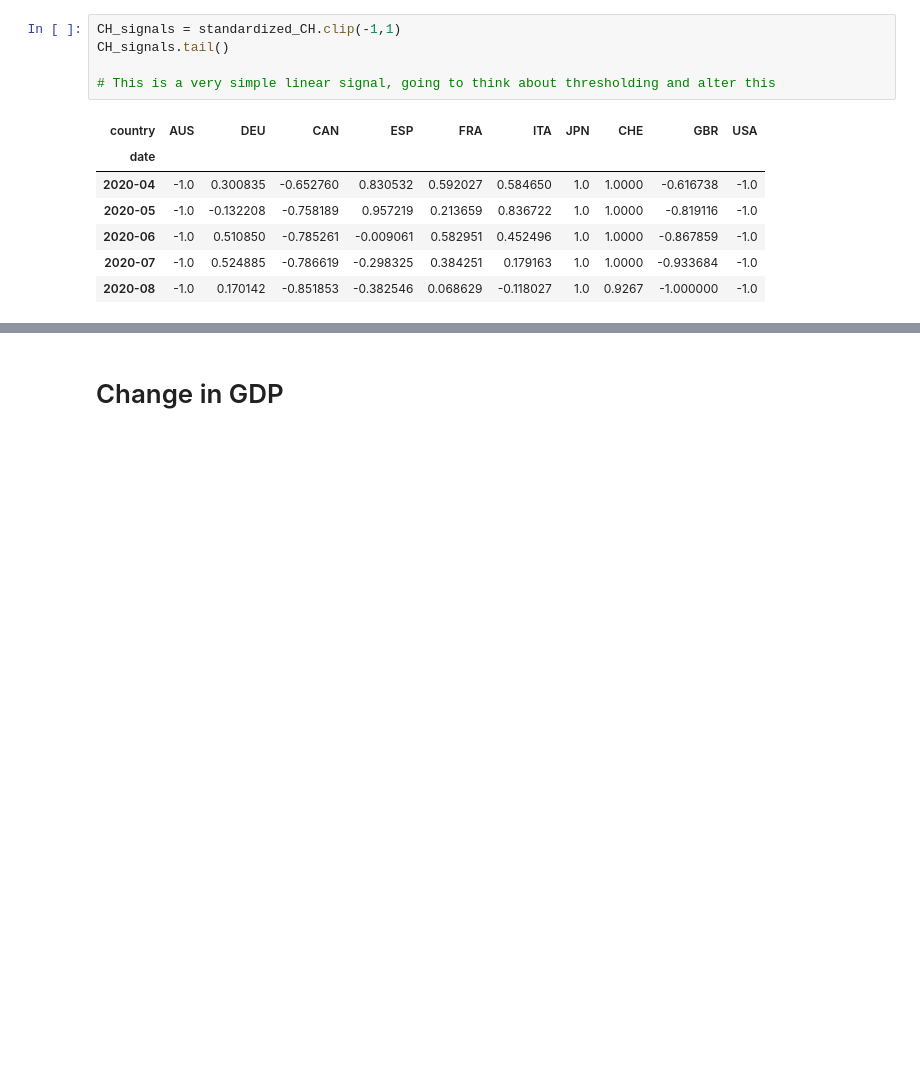
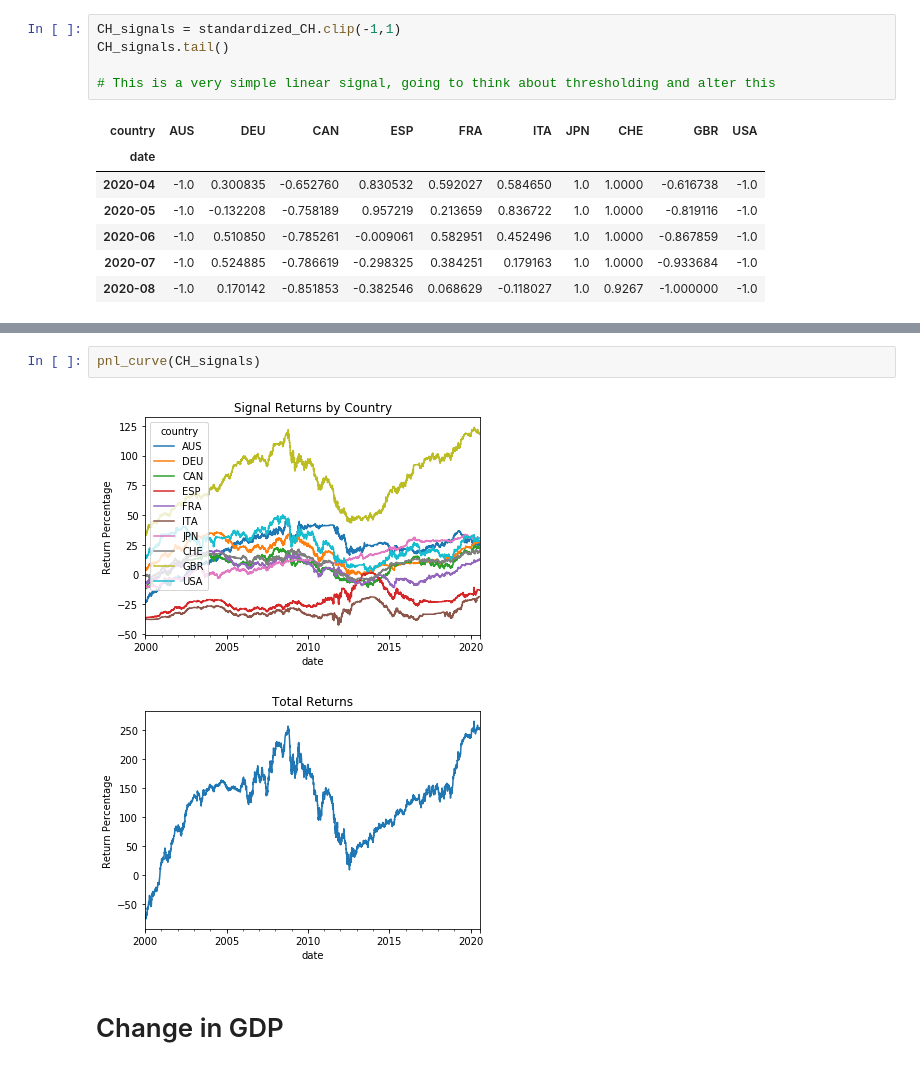
Before and after one commit to Mike-Huntress/Internship2020, a Jupyter notebook: SampleSignal/Build Project Indicators.ipynb, the cells around one changed output, grey strips where cells are left out. Saved outputs shown, nothing was run; the diff lists cells and outputs as text; blank space fills up the shorter version.

```diff
--- a/SampleSignal/Build Project Indicators.ipynb
+++ b/SampleSignal/Build Project Indicators.ipynb
@@ -152,3 +157,8 @@ CH_signals.tail()
+# %%
+pnl_curve(CH_signals)
+# %% [output]
+[figure, added]
+[figure, added]
 # %% [markdown]
 # Change in GDP
 # %%
```
Also changed, not shown: parts of 7 cells of this notebook.
